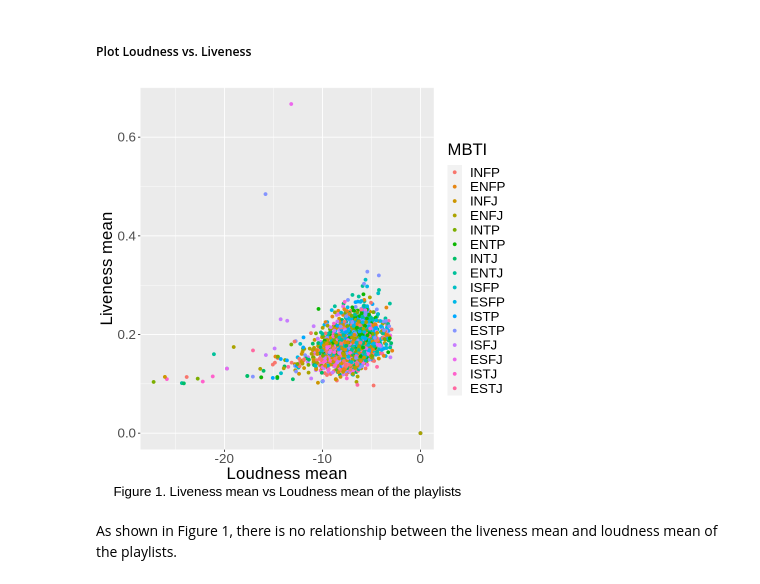
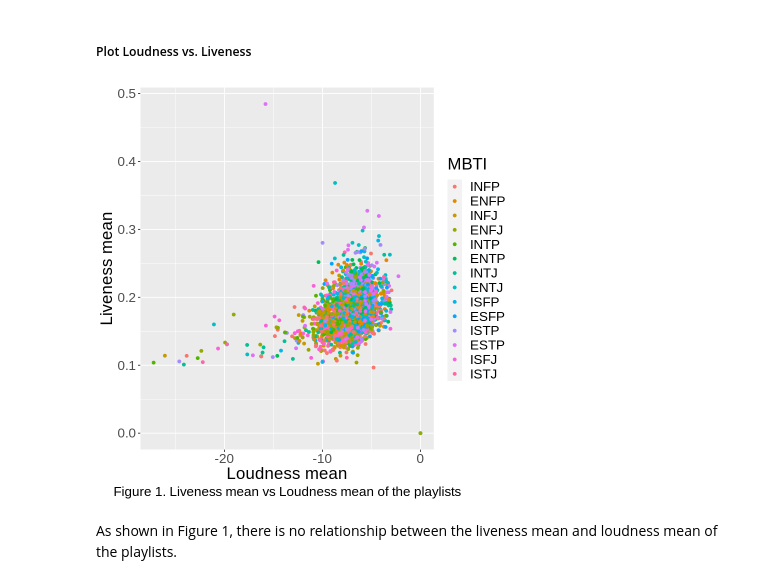
Before and after one commit to ccliang4/dsci-100-2022w1-sec-005-group-28, a Jupyter notebook: Group Project Report.ipynb, the cells around one changed output. Drawn from its saved outputs; the diff is of its cells as text; code cells hidden in the pictures.

```diff
--- a/Group Project Report.ipynb
+++ b/Group Project Report.ipynb
@@ -195,0 +180,4 @@ From Table 1, we can see differences in counts range from two hundred to only ei
+# %%
+spotify_mbti_no_imbalance <- spotify_mbti_cleaned |>
+    filter(!(mbti == 'ESFJ' | mbti == 'ESTJ'))
+head(spotify_mbti_no_imbalance)
@@ -195,0 +196,4 @@ From Table 1, we can see differences in counts range from two hundred to only ei
+# %%
+spotify_split_no_imbalance <- initial_split(spotify_mbti_no_imbalance, prop = 0.75)
+spotify_mbti_train_no_imbalance <- training(spotify_split_no_imbalance)
+spotify_mbti_test_no_imbalance <- testing(spotify_split_no_imbalance)
@@ -240,20 +269,20 @@ Since there are many predictor variables for this classification problem, we can
 # %% [markdown]
 ##### Plot Loudness vs. Liveness
 # %%
-loudness_liveness_mean <- spotify_mbti_train |>
+loudness_liveness_mean <- spotify_mbti_train_no_imbalance |>
     ggplot(aes(x = loudness_mean,
                y = liveness_mean,
                colour = mbti)) +
     geom_point() +
     labs(x = "Loudness mean",
              y = "Liveness mean",
             colour = 'MBTI',
         caption = 'Figure 1. Liveness mean vs Loudness mean of the playlists') +
     theme(text = element_text(size = 20),
          plot.caption = element_text(hjust=0.5))
 loudness_liveness_mean
 # %% [output]
-[figure, old version]
+[figure, new version]
 # %% [markdown]
 As shown in Figure 1, there is no relationship between the liveness mean and loudness mean of the playlists.
 # %% [markdown]
```
Also changed, not shown: parts of 18 cells of this notebook.
